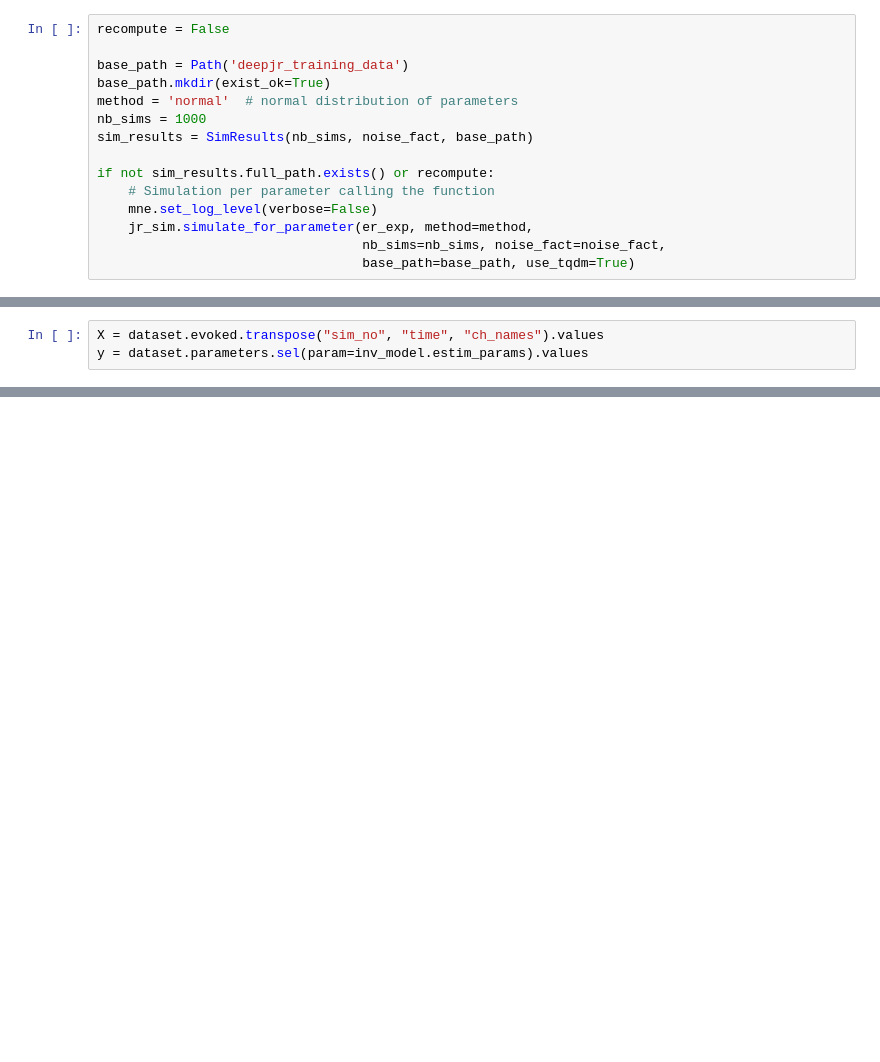
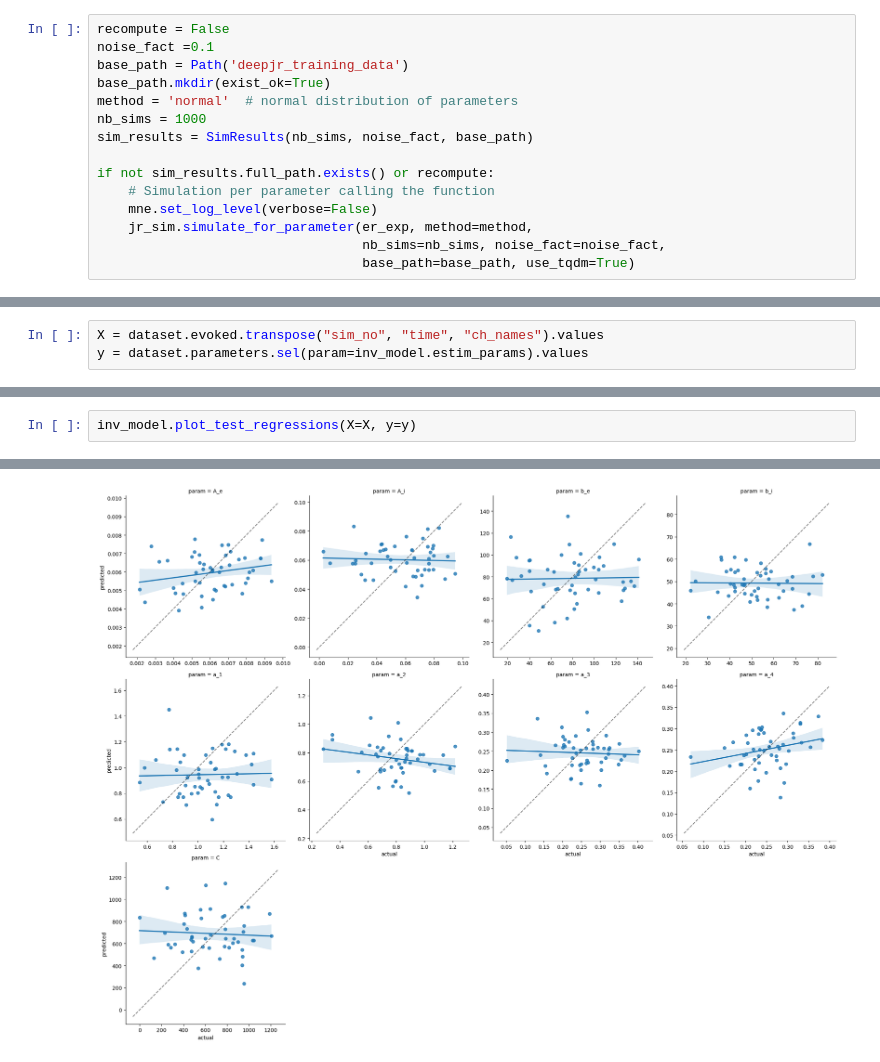
Before and after one commit to lina-usc/Jansen-Rit-Model-Benchmarking-Deep-Learning, a Jupyter notebook: notebooks/generating_training_dataset.ipynb, the cells around one changed output, grey strips where cells are left out. Saved outputs shown, nothing was run; the diff lists cells and outputs as text; blank space fills up the shorter version.

```diff
--- a/notebooks/generating_training_dataset.ipynb
+++ b/notebooks/generating_training_dataset.ipynb
@@ -149,7 +111,7 @@ jr_sim.evoked.plot_topomap();
 ## EEG simulations
 # %%
 recompute = False
-
+noise_fact =0.1
 base_path = Path('deepjr_training_data')
 base_path.mkdir(exist_ok=True)
 method = 'normal'  # normal distribution of parameters
@@ -221,0 +209,3 @@ inv_model.assess_model(parameter='all', X=X, y=y)
+# %%
+inv_model.plot_test_regressions(X=X, y=y)
+# %% [output]
@@ -221,0 +213 @@ inv_model.assess_model(parameter='all', X=X, y=y)
+[figure, added]
```
Also changed, not shown: parts of 10 cells of this notebook.
